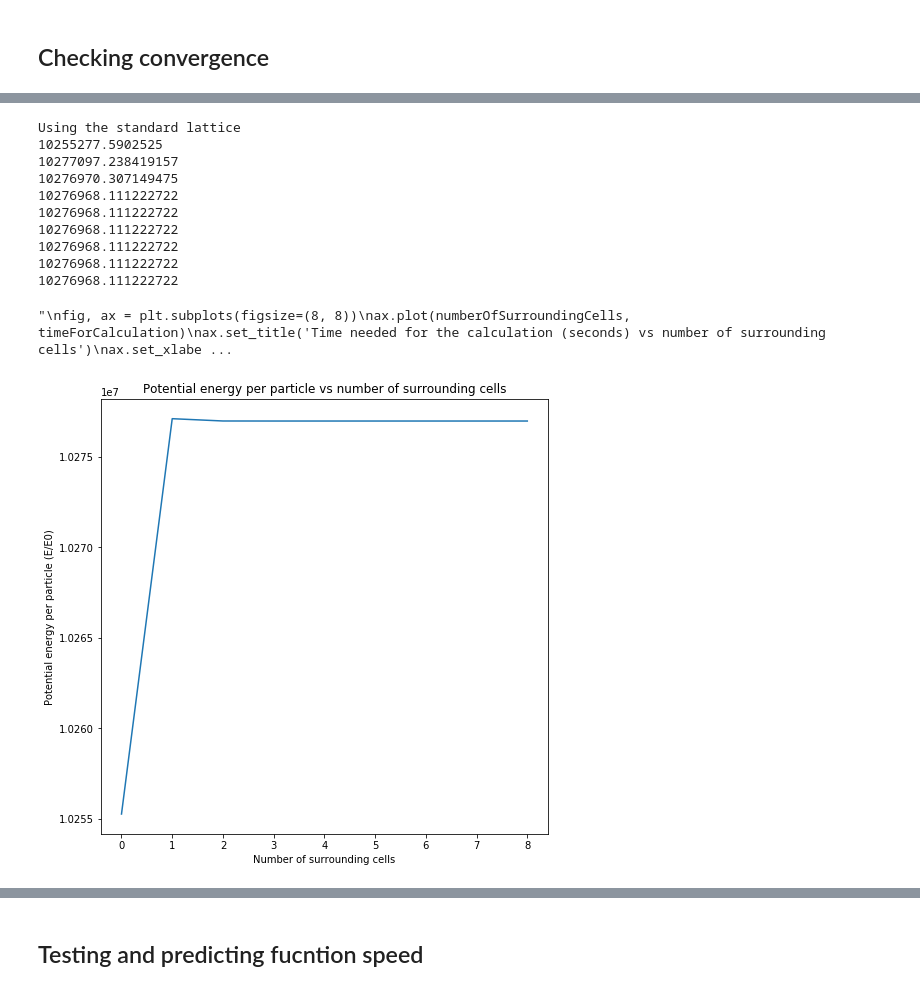
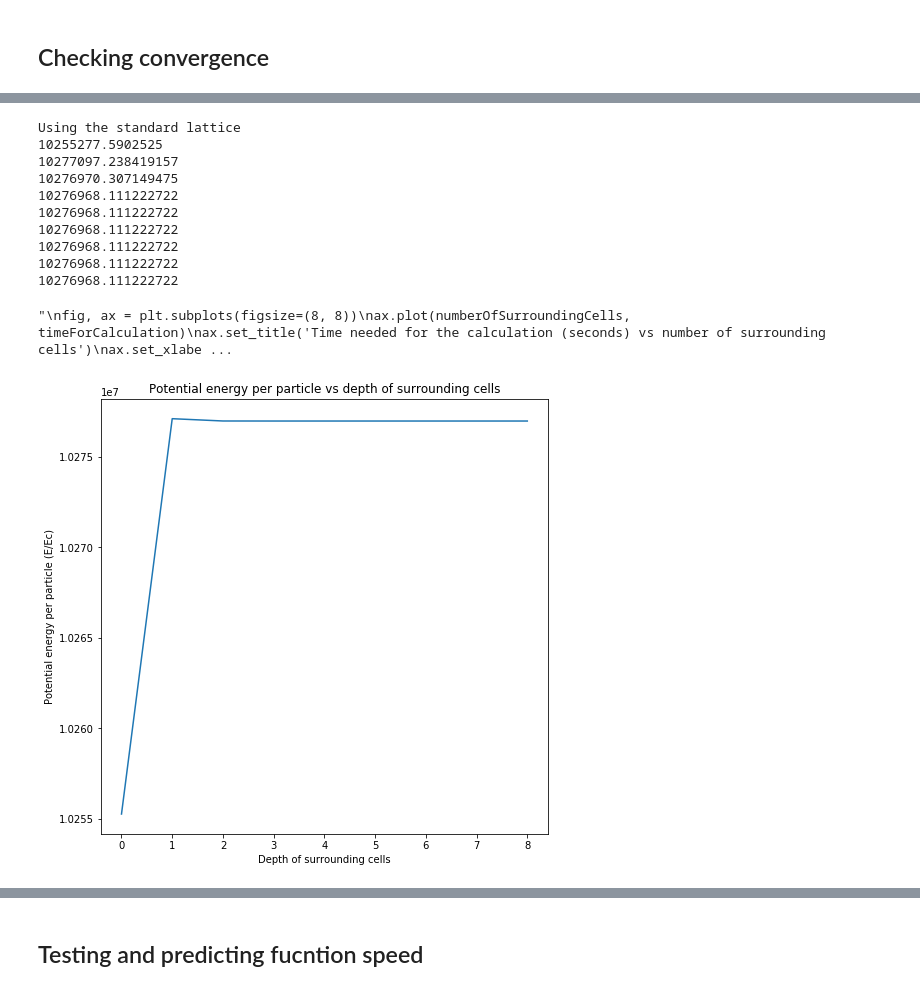
Before and after one commit to TimHeiszwolf/Quantum_energy_ML, a Jupyter notebook: TestingPotentialEnergyModifiedLennardJones.ipynb, the cells around one changed output, grey strips where cells are left out. Saved outputs shown, nothing was run; the diff lists cells and outputs as text; code cells hidden in the pictures.

```diff
--- a/TestingPotentialEnergyModifiedLennardJones.ipynb
+++ b/TestingPotentialEnergyModifiedLennardJones.ipynb
@@ -377,37 +360,37 @@ for i in numberOfSurroundingCells:
 
     timeStart = time.time()
     potentialEnergyResults.append(potentialEnergyPerParticle(space, atoms, potentialEnergyPerTrioExperimental))
     timeEnd = time.time()
     #print((timeEnd - timeStart))
     timeForCalculation.append((timeEnd - timeStart))
 
 [print(i) for i in potentialEnergyResults]
 
 fig, ax = plt.subplots(figsize=(8, 8))
 ax.plot(numberOfSurroundingCells, potentialEnergyResults)
-ax.set_title('Potential energy per particle vs number of surrounding cells')
-ax.set_xlabel('Number of surrounding cells')
-ax.set_ylabel('Potential energy per particle (E/E0)')
+ax.set_title('Potential energy per particle vs depth of surrounding cells')
+ax.set_xlabel('Depth of surrounding cells')
+ax.set_ylabel('Potential energy per particle (E/Ec)')
 
 """
 fig, ax = plt.subplots(figsize=(8, 8))
 ax.plot(numberOfSurroundingCells, timeForCalculation)
 ax.set_title('Time needed for the calculation (seconds) vs number of surrounding cells')
 ax.set_xlabel('Number of surrounding cells')
 ax.set_ylabel('Time needed for the calculation (seconds)')"""
 # %% [output]
 Using the standard lattice
 10255277.5902525
 10277097.238419157
 10276970.307149475
 10276968.111222722
 10276968.111222722
 10276968.111222722
 10276968.111222722
 10276968.111222722
 10276968.111222722
 "\nfig, ax = plt.subplots(figsize=(8, 8))\nax.plot(numberOfSurroundingCells, timeForCalculation)\nax.set_title('Time needed for the calculation (seconds) vs number of surrounding cells')\nax.set_xlabe ...
-[figure, old version]
+[figure, new version]
 # %%
 numberOfSurroundingCells = [i for i in range(0, 9)]
 
```
Also changed, not shown: parts of 18 cells of this notebook, 16 other files.
